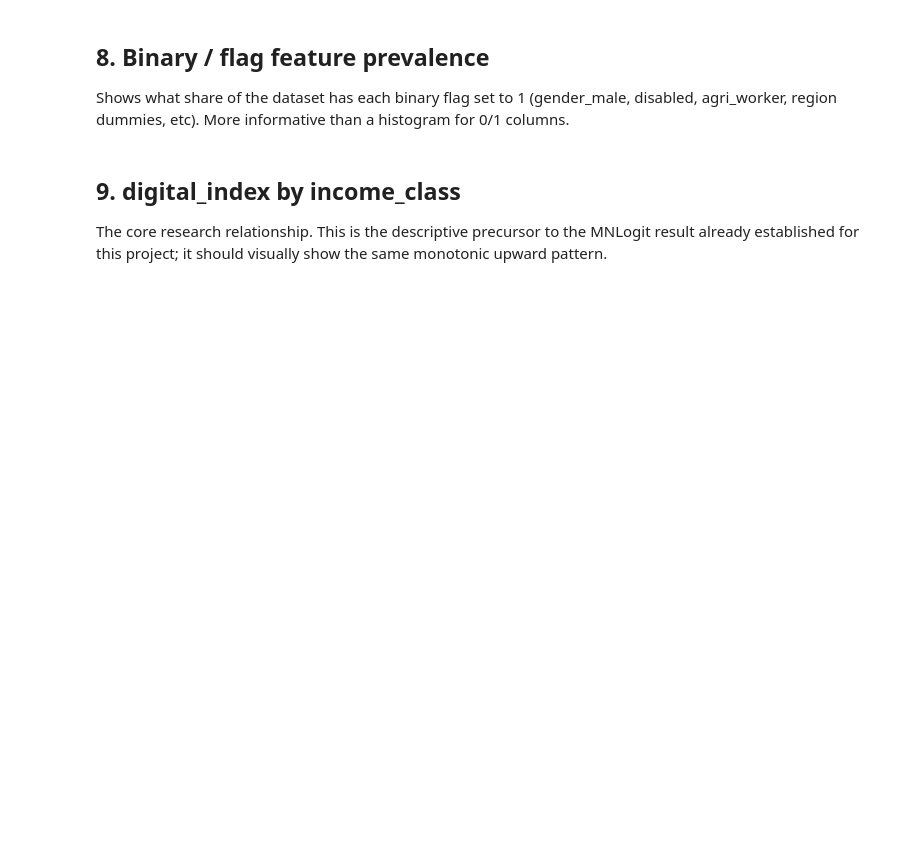
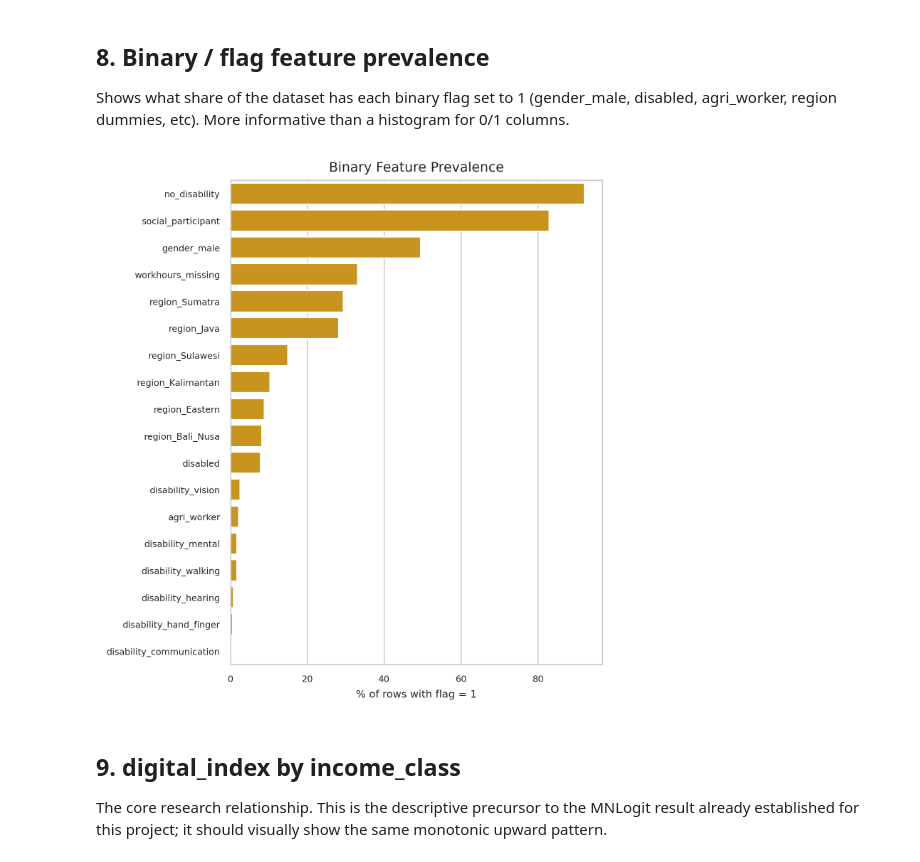
Before and after one commit to Sakhiur2022/Signal, a Jupyter notebook: notebooks/03_income_classification/03_eda_final_dataset.ipynb, the cells around one changed output. Saved outputs shown, nothing was run; the diff lists cells and outputs as text; code cells hidden in the pictures; blank space fills up the shorter version.

```diff
--- a/notebooks/03_income_classification/03_eda_final_dataset.ipynb
+++ b/notebooks/03_income_classification/03_eda_final_dataset.ipynb
@@ -163,14 +306,33 @@ save_fig('continuous_feature_distributions')
 Shows what share of the dataset has each binary flag set to 1 (gender_male, disabled, agri_worker, region dummies, etc). More informative than a histogram for 0/1 columns.
 # %%
 if binary_like:
+
     prevalence = df[binary_like].mean().sort_values(ascending=False) * 100
-    plt.figure(figsize=(8, max(4, len(binary_like) * 0.35)))
-    sns.barplot(x=prevalence.values, y=prevalence.index, color=IEEE_PALETTE[1])
-    plt.xlabel('% of rows with flag = 1')
-    plt.title('Binary Feature Prevalence')
+
+    plt.figure(figsize=(5, max(3.5, len(binary_like) * 0.3)))
+
+    sns.barplot(
+        x=prevalence.values,
+        y=prevalence.index,
+        color=IEEE_PALETTE[1]
+    )
+
+    plt.xlabel('% of rows with flag = 1', fontsize=7)
+    plt.ylabel('', fontsize=7)
+    plt.title('Binary Feature Prevalence', fontsize=9)
+
+    plt.xticks(fontsize=6)
+    plt.yticks(fontsize=6)
+
+    plt.tight_layout(pad=0.5)
+
     save_fig('binary_feature_prevalence')
+
 else:
+
     print('No binary-like columns detected.')
+# %% [output]
+[figure, added]
 # %% [markdown]
 ## 9. digital_index by income_class
 The core research relationship. This is the descriptive precursor to the MNLogit result already established for this project; it should visually show the same monotonic upward pattern.
```
Also changed, not shown: parts of 16 cells of this notebook.
